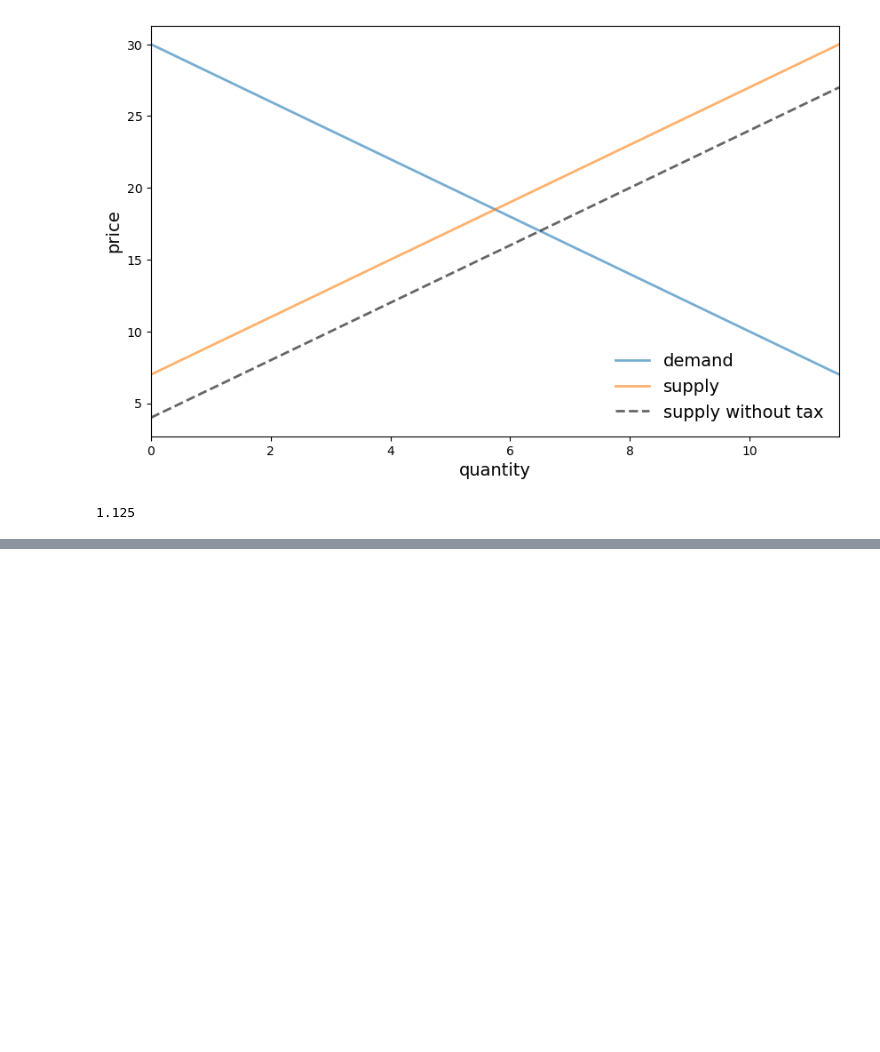
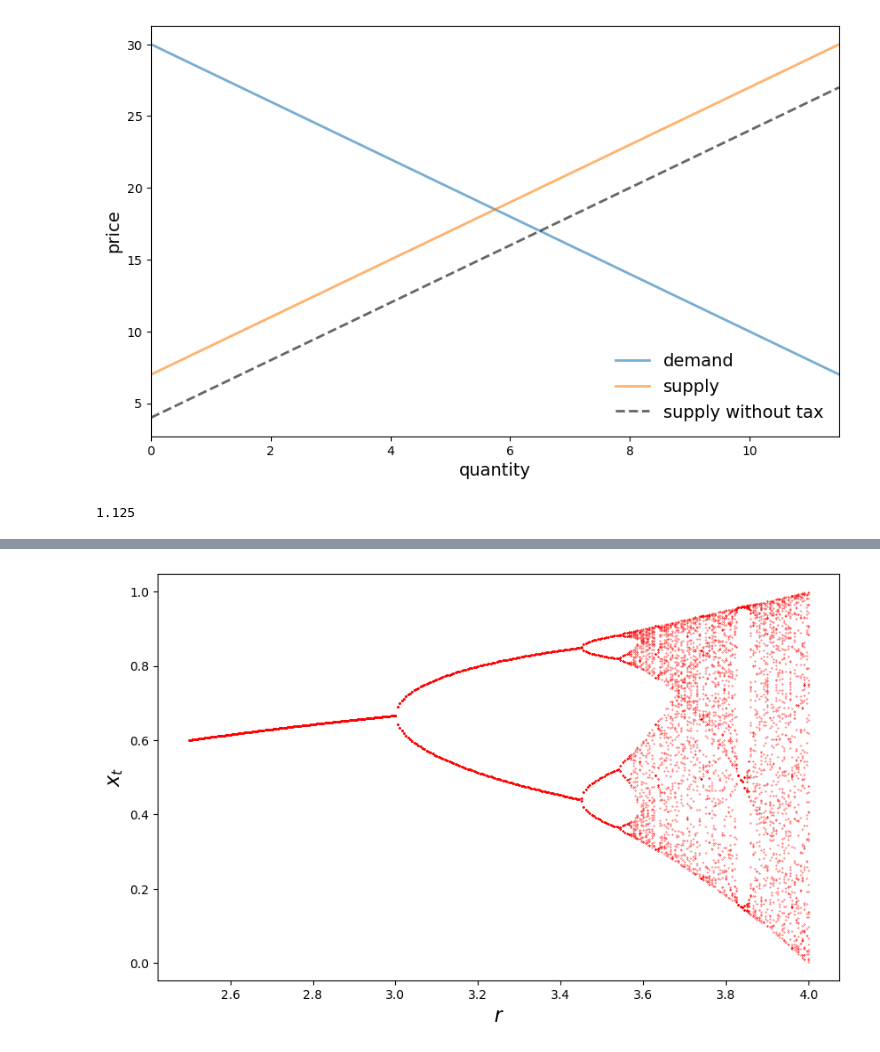
Before and after one commit to SuyongYang/AgentBaseModel, a Jupyter notebook: OOP.ipynb, the cells around one changed output, grey strips where cells are left out. Saved outputs shown, nothing was run; the diff lists cells and outputs as text; code cells hidden in the pictures; blank space fills up the shorter version.

```diff
--- a/OOP.ipynb
+++ b/OOP.ipynb
@@ -825,0 +888,41 @@ deadw(m)  # Show deadweight loss
+# %%
+class Chaos:
+    """
+    Models the dynamical system :math:`x_{t+1} = r x_t (1 - x_t)`
+    """
+#    def __init__(self, x0, r):
+#      """
+#      Initialize with state x0 and parameter r
+#      """
+#      self.x, self.r = x0, r
+
+    def __call__(self, x0, r):
+      self.x, self.r = x0, r
+
+    def update(self):
+      "Apply the map to update state."
+      self.x =  self.r * self.x *(1 - self.x)
+
+    def generate_sequence(self, n):
+      "Generate and return a sequence of length n."
+      path = []
+      for i in range(n):
+          path.append(self.x)
+          self.update()
+      return path
+# %%
+tt=Chaos()
+tt(.4,2)
+fig, ax = plt.subplots()
+r = 2.5
+while r < 4:
+    tt.r = r
+    t = tt.generate_sequence(1000)[950:]
+    ax.plot([r] * len(t), t, 'r.', ms=0.6) # at r, multiple values dotted
+    r = r + 0.005
+
+ax.set_xlabel('$r$', fontsize=16)
+ax.set_ylabel('$x_t$', fontsize=16)
+plt.show()
+# %% [output]
+[figure, added]
```
Also changed, not shown: parts of 8 cells of this notebook.
